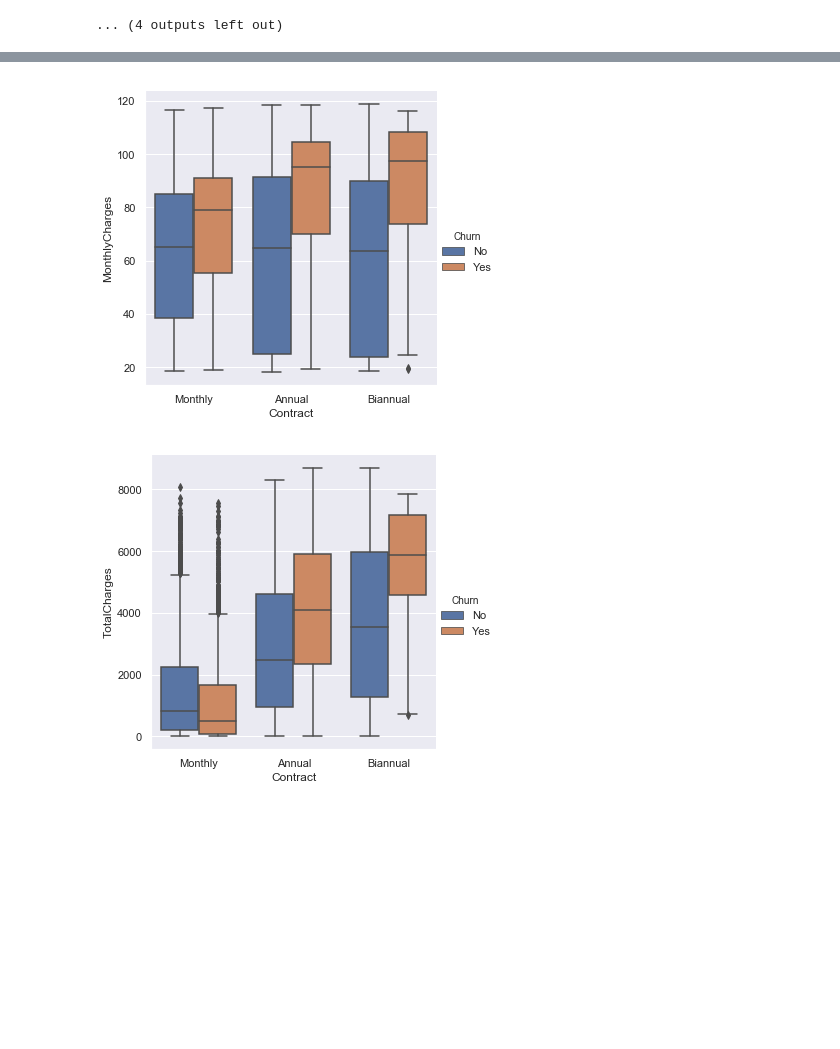
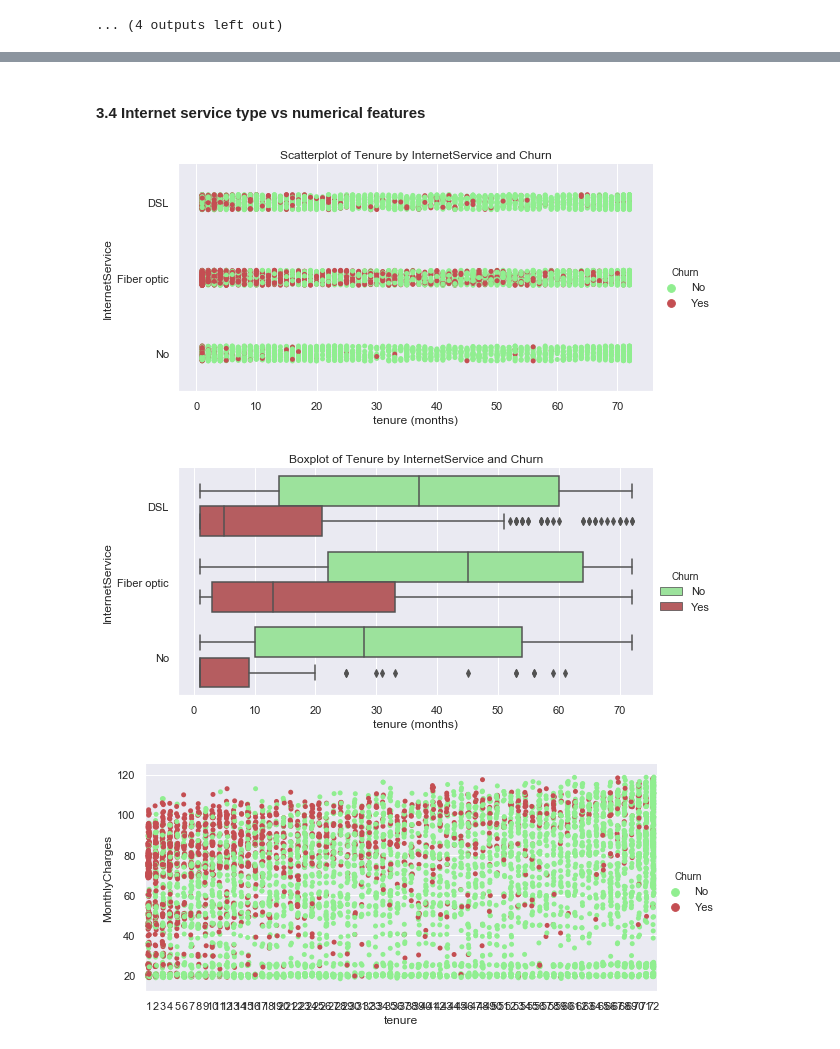
Before and after one commit to ayn28/Project-Portfolio, a Jupyter notebook: current-capstone-project/customer-churn/Customer_Churn.ipynb, the cells around one changed output, grey strips where cells are left out. Cells and saved outputs as stored; diff of their text form; code cells hidden in the pictures; blank space fills up the shorter version.

```diff
--- a/current-capstone-project/customer-churn/Customer_Churn.ipynb
+++ b/current-capstone-project/customer-churn/Customer_Churn.ipynb
@@ -346,8 +330,21 @@ df.columns.tolist()
+# %% [markdown]
+#### 3.4 Internet service type vs numerical features
+# %%
+# Scatterplot
+sns.catplot(x='tenure', y='InternetService', hue='Churn', kind='strip', palette=['lightgreen', 'r'], height=4, aspect=2, data=df);
+plt.title('Scatterplot of Tenure by InternetService and Churn');
+plt.xlabel('tenure (months)');
+
+# Boxplot
+sns.catplot(x='tenure', y='InternetService', hue='Churn', kind='box', palette=['lightgreen', 'r'], height=4, aspect=2, data=df);
+plt.title('Boxplot of Tenure by InternetService and Churn');
+plt.xlabel('tenure (months)');
+# %% [output]
+[figure, added]
+[figure, added]
 # %%
-sns.catplot(x="Contract", y="MonthlyCharges", hue="Churn", kind='box', data=df);
-sns.catplot(x='Contract', y='TotalCharges', hue='Churn', kind='box', data=df);
+sns.catplot(x='tenure', y='MonthlyCharges', hue='Churn', kind='strip', palette=['lightgreen', 'r'], height=4, aspect=2, data=df);
 # %% [output]
-[figure, old version]
+[figure, new version]
-[figure, removed]
 # %%
 plt.figure(figsize=(10,10))
```
Also changed, not shown: parts of 9 cells of this notebook.
